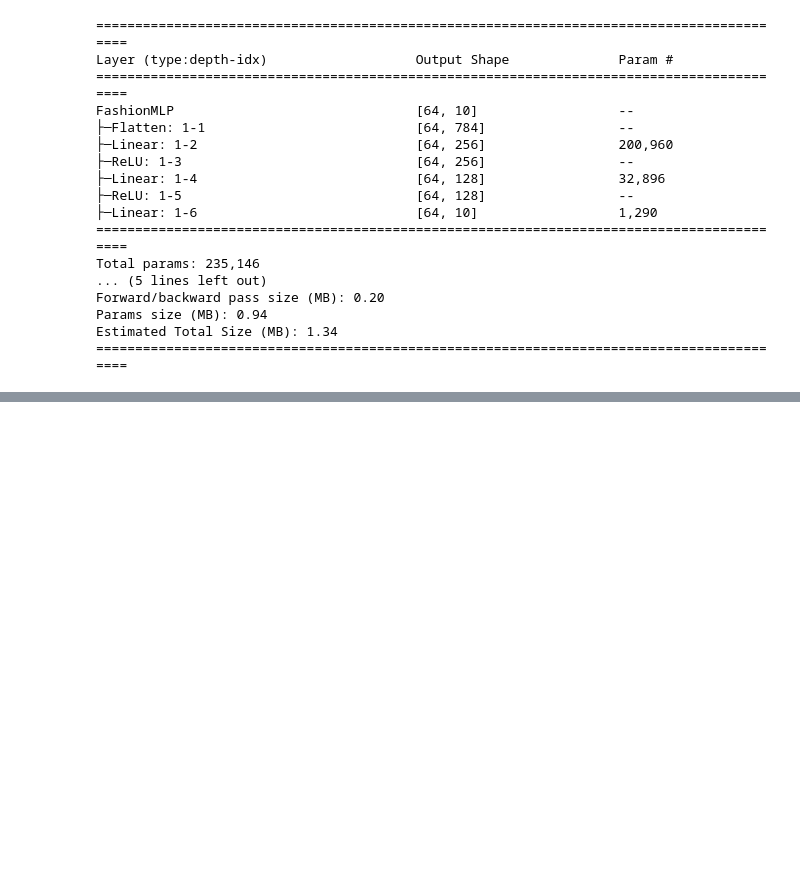
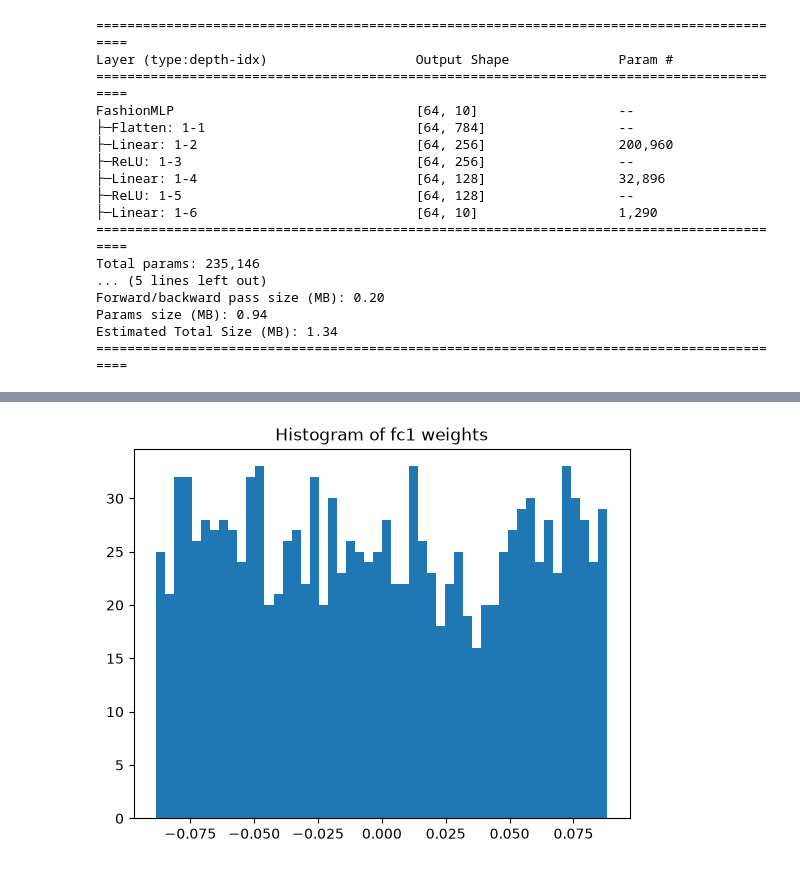
Before and after one commit to vaibhavgarg1982/DSAI-teaching, a Jupyter notebook: 0400_fashionMnistFC.ipynb, the cells around one changed output, grey strips where cells are left out. Drawn from its saved outputs; the diff is of its cells as text; code cells hidden in the pictures; blank space fills up the shorter version.

```diff
--- a/0400_fashionMnistFC.ipynb
+++ b/0400_fashionMnistFC.ipynb
@@ -266,0 +321,11 @@ show_predictions(model, test_dataset, n=12)
+# %%
+model_on_init = FashionMLP() # reinit
+# %%
+# histogram of the weights of the first fully connected layer
+import matplotlib.pyplot as plt
+
+plt.hist(model_on_init.fc3.weight.detach().cpu().numpy().ravel(), bins=50)
+plt.title("Histogram of fc1 weights")
+plt.show()
+# %% [output]
+[figure, added]
```
Also changed, not shown: parts of 8 cells of this notebook.
